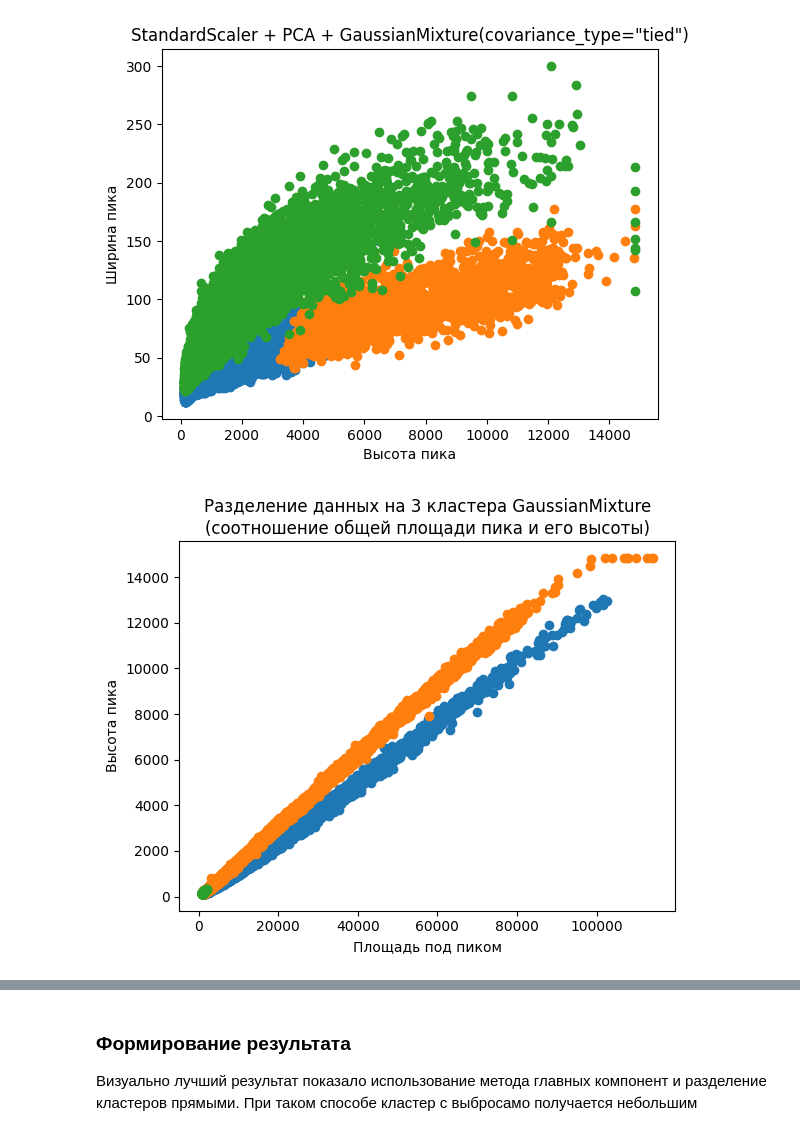
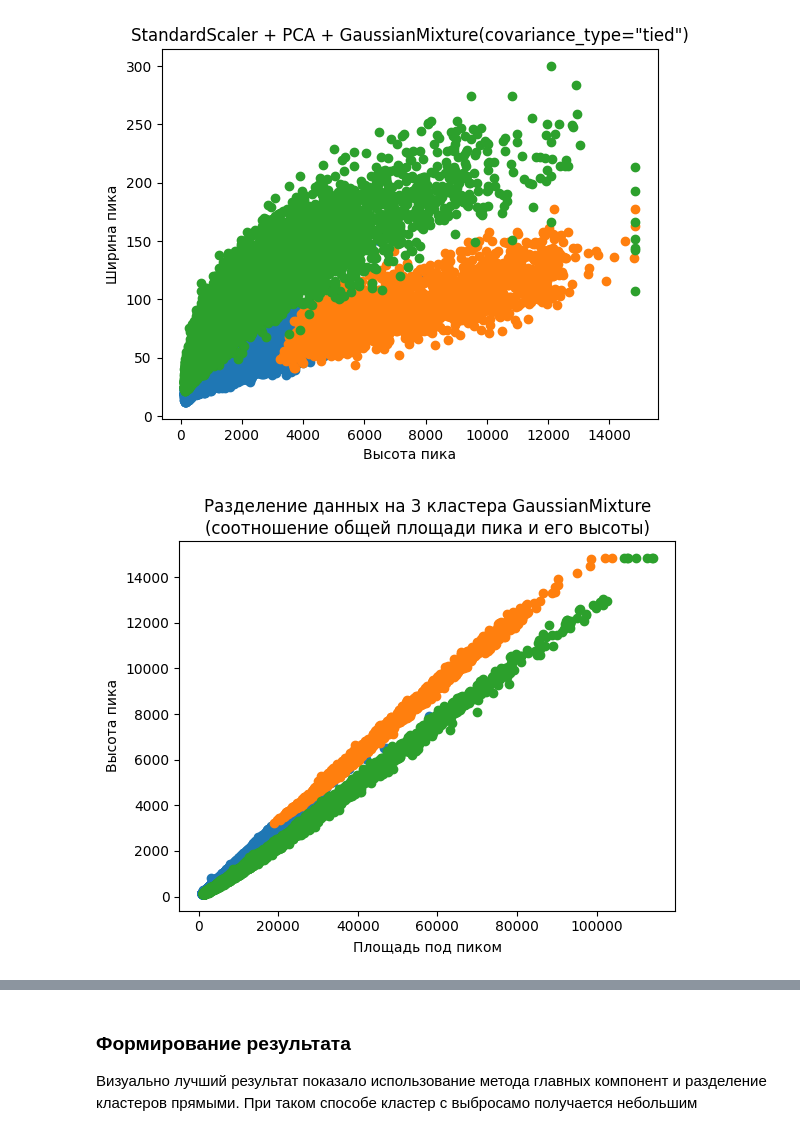
Before and after one commit to marovudam/ml_final_clustering, a Jupyter notebook: solution_final.ipynb, the cells around one changed output, grey strips where cells are left out. Saved outputs shown, nothing was run; the diff lists cells and outputs as text; code cells hidden in the pictures.

```diff
--- a/solution_final.ipynb
+++ b/solution_final.ipynb
@@ -162,9 +162,19 @@ np.int64(12)
 # %%
-short_period_sum = []
+short_period_sum_11 = []
+short_period_sum_7 = []
+short_period_sum_3= []
+short_period_sum_1 = []
 long_period_sum = []
 for i in range(len(dataset_inverted)):
     row = dataset_inverted.loc[i, :]
-    short_period_sum += [row[peak_start[i]:peak_indices[i] + 11].sum()]
+    short_period_sum_11 += [row[peak_start[i]:peak_indices[i] + 11].sum()]
+    short_period_sum_7 += [row[peak_start[i]:peak_indices[i] + 7].sum()]
+    short_period_sum_3 += [row[peak_start[i]:peak_indices[i] + 3].sum()]
+    short_period_sum_1 += [row[peak_start[i]:peak_indices[i] + 1].sum()]
+
     long_period_sum += [row[peak_start[i]:peak_end_indices[i]].sum()]
 long_period_area = pd.Series(long_period_sum)
-short_period_area = pd.Series(short_period_sum)
+short_period_area_11 = pd.Series(short_period_sum_11)
+short_period_area_7 = pd.Series(short_period_sum_7)
+short_period_area_3 = pd.Series(short_period_sum_3)
+short_period_area_1 = pd.Series(short_period_sum_1)
@@ -177,0 +181,5 @@ plt.show()
+# %%
+psd_11 = (long_period_area - short_period_area_11) / long_period_area
+psd_7 = (long_period_area - short_period_area_7) / long_period_area
+psd_3 = (long_period_area - short_period_area_3) / long_period_area
+psd_1 = (long_period_area - short_period_area_1) / long_period_area
@@ -184,7 +209,7 @@ plt.show()
 - Ширина пика
 - Высота пика
 # %%
-data = pd.DataFrame([pds, long_period_area, peak_width, peak_height]).T
+data = pd.DataFrame([psd_11, long_period_area, peak_width, peak_height]).T
 data.columns = ["pds", "total_area", "peak_width", "peak_height"]
 # %% [markdown]
 Визуализация признаков. Уже на основе нее можно понять, как примерно будет выглядеть деление на 3 кластера
@@ -313,10 +328,10 @@ plt.show()
 # %%
 plt.title("Разделение данных на 3 кластера GaussianMixture\n(cоотношение общей площади пика и его высоты)")
 for i in range(3):
-    cluster = data[data_pca_2["label"] == i]
+    cluster = data[data_for_gaussian_mixture_tied["label"] == i]
     plt.scatter(cluster["total_area"], cluster["peak_height"])
 plt.xlabel("Площадь под пиком")
 plt.ylabel("Высота пика")
 plt.show()
 # %% [output]
-[figure, old version]
+[figure, new version]
```
Also changed, not shown: parts of 13 cells of this notebook.
